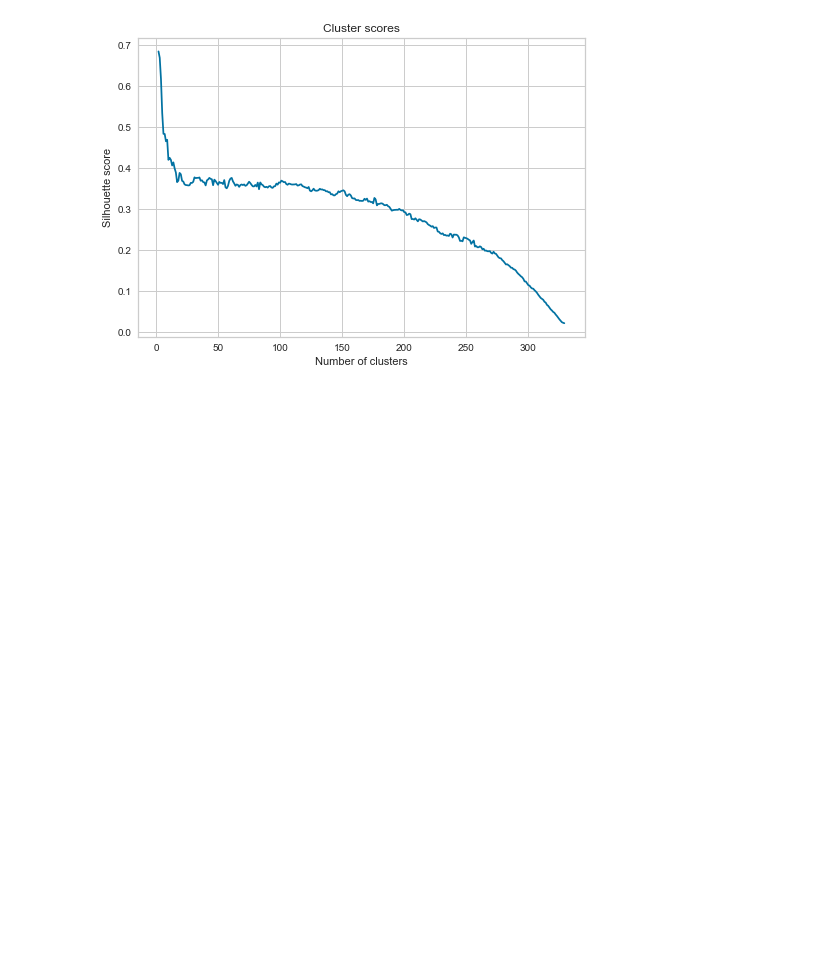
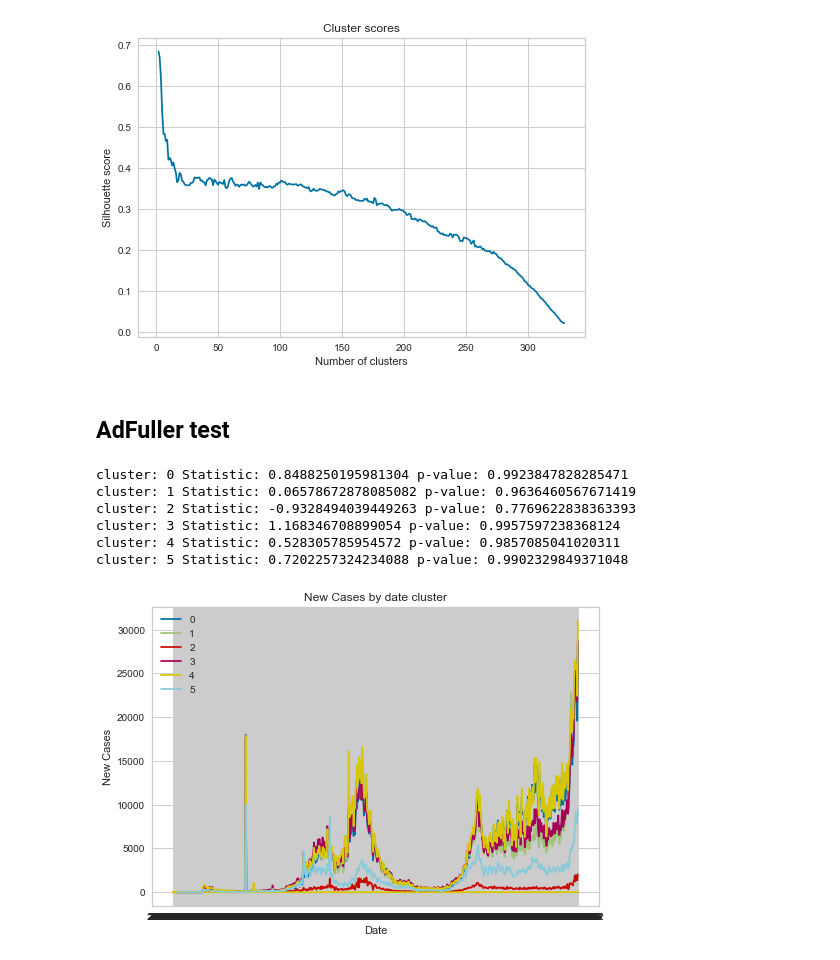
Before and after one commit to SL477/VA-Coursework, a Jupyter notebook: clustering.ipynb, the cells around one changed output. Drawn from its saved outputs; the diff is of its cells as text; code cells hidden in the pictures; blank space fills up the shorter version.

Commit message:
adfuller test

```diff
--- a/clustering.ipynb
+++ b/clustering.ipynb
@@ -224,8 +225,9 @@ interactive(children=(Checkbox(value=False, description='run_graphs'), Output())
 ## Clustering
 # %%
 # interact from https://ipywidgets.readthedocs.io/en/latest/examples/Using%20Interact.html
-@widgets.interact(num_clusters=widgets.IntSlider(min=2, max=50, step=1))
-def clusterify(num_clusters, show_output=True):
+@widgets.interact(num_clusters=widgets.IntSlider(min=2, max=50, step=1, value=6))
+def clusterify(num_clusters, show_output=True, return_df=False):
+    """Cluster up the dataframe"""
     # Get the interesting columns
     icols = pd.read_csv('interestingcolumns.txt', header=None)
     icols.columns = ['name']
@@ -276,6 +278,12 @@ def clusterify(num_clusters, show_output=True):
         d.plot(column='cluster', legend=True, cmap='rainbow')
         plt.title('England and Wales in clusters')
         plt.show()
+    elif return_df:
+        # set the clusters
+        d['cluster'] = mdl.labels_
+        plt.clf()
+        return d[['LAD20CD', 'cluster', 'OBJECTID','LAD20NM','LAD20NMW','BNG_E','BNG_N','LONG','LAT','Shape__Are','Shape__Len','geometry','geography','geography_code']]
     else:
+        plt.clf()
         return visuals.silhouette_score_
 # %% [output]
@@ -291,3 +299,35 @@ def numclusters(n,step):
 numclusters(30, 1)
 # %% [output]
 [figure]
+# %% [markdown]
+## AdFuller test
+# %%
+# Need to get the clustered cutdown dataset
+X = clusterify(6, show_output=False, return_df=True)
+X = cases_df.merge(X, how='inner', left_on='areaCode', right_on='LAD20CD')
+# split by cluster
+for i in range(6):
+    try:
+        mini_df = X[X['cluster'] == i].copy()
+        mini_df = mini_df.groupby('date').sum()
+        mini_df = mini_df[['newCasesByPublishDate', 'newDeaths28DaysByDeathDate', 'newPeopleVaccinatedFirstDoseByVaccinationDate', 'newPeopleVaccinatedSecondDoseByVaccinationDate']]
+        res = adfuller(mini_df['newCasesByPublishDate'])
+        plt.plot(mini_df.index, mini_df['newCasesByPublishDate'], label=str(i))
+        plt.xlabel('Date')
+        plt.ylabel('New Cases')
+
+        # Code very vaguely from data-camp
+        print('cluster:', i, 'Statistic:', res[0], 'p-value:', res[1])
+    except:
+        print('cluster', i, 'NA')
+plt.legend()
+plt.title('New Cases by date cluster')
+plt.show()
+# %% [output]
+cluster: 0 Statistic: 0.8488250195981304 p-value: 0.9923847828285471
+cluster: 1 Statistic: 0.06578672878085082 p-value: 0.9636460567671419
+cluster: 2 Statistic: -0.9328494039449263 p-value: 0.7769622838363393
+cluster: 3 Statistic: 1.168346708899054 p-value: 0.9957597238368124
+cluster: 4 Statistic: 0.528305785954572 p-value: 0.9857085041020311
+cluster: 5 Statistic: 0.7202257324234088 p-value: 0.9902329849371048
+[figure, added]
```
Also changed, not shown: parts of 2 cells of this notebook, 3 other files.
